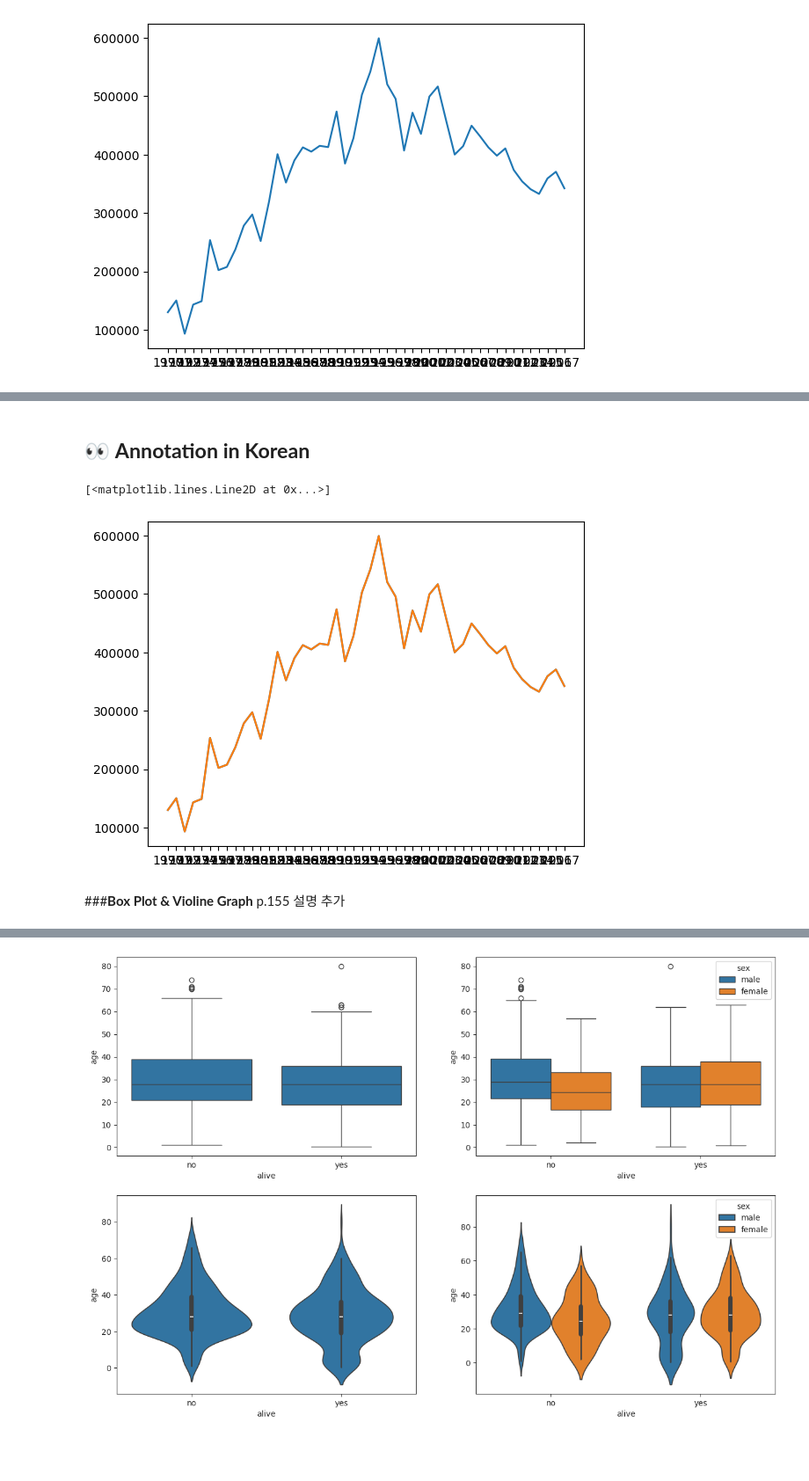
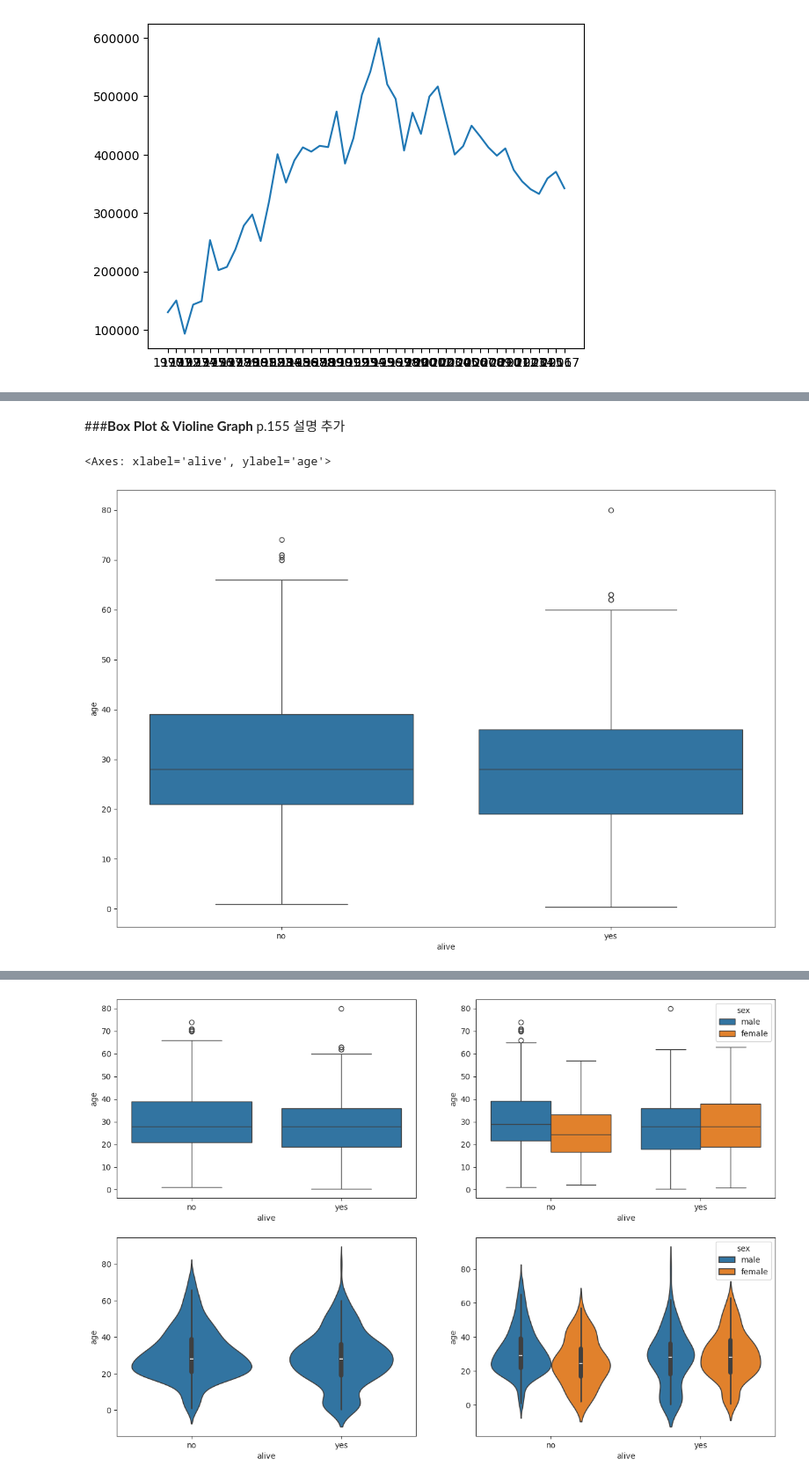
Before and after one commit to kmj122/stats_2025, a Jupyter notebook: 8_basicstats_graphs.ipynb, the cells around one changed output, grey strips where cells are left out. Shown at 88% size. Drawn from its saved outputs; the diff is of its cells as text; code cells hidden in the pictures; blank space fills up the shorter version.

```diff
--- a/8_basicstats_graphs.ipynb
+++ b/8_basicstats_graphs.ipynb
@@ -186,36 +115,28 @@ plt.show()
-# %% [markdown]
-## 👀 **Annotation in Korean**
-# %%
-# -*- coding: utf-8 -*-
-
-# 라이브러리 불러오기
-import pandas as pd
-import matplotlib.pyplot as plt
-
-# Excel 데이터를 데이터프레임 변환
-df = pd.read_excel('/content/Pandas_Stats_Data_Analysis_2025/시도별 전출입 인구수.xlsx', engine='openpyxl', header=0)
-
-# 누락값(NaN)을 앞 데이터로 채움 (엑셀 양식 병합 부분)
-df = df.fillna(method='ffill')
-
-# 서울에서 다른 지역으로 이동한 데이터만 추출하여 정리
-mask = (df['전출지별'] == '서울특별시') & (df['전입지별'] != '서울특별시')
-df_seoul = df[mask]
-df_seoul = df_seoul.drop(['전출지별'], axis=1)
-df_seoul.rename({'전입지별':'전입지별'}, axis=1, inplace=True)
-df_seoul.set_index('전입지별', inplace=True)
-
-# 서울에서 경기도로 이동한 인구 데이터 값만 선택
-sr_one = df_seoul.loc['경기도']
-
-# x, y축 데이터를 plot 함수에 입력
-plt.plot(sr_one.index, sr_one.values)
-
-# 판다스 객체를 plot 함수에 입력
-plt.plot(sr_one)
-# %% [output]
-[<matplotlib.lines.Line2D at 0x...>]
-[figure, removed]
 # %% [markdown]
 ###**Box Plot & Violine Graph**
 p.155 설명 추가
+# %%
+import matplotlib.pyplot as plt
+import seaborn as sns
+
+#Seaborn 제공 데이터 가지고 오기
+titanic = sns.load_dataset('titanic')
+
+#Style Theme 설정 (e.g., darkgrid, whitegrid, dark, white, ticks)
+#sns.set_style('darkgrid')
+#sns.set_style('whitegrid')
+#sns.set_style('dark')
+#sns.set_style('white')
+sns.set_style('ticks')
+
+#그래프 객체 생성 (figure에 네개의 서브플랏 생성)
+# In the function of subplot(a1, a2, a3), The first two arguments 2, 2 specifies a grid layout of subplots with 2 rows and 2 columns, making a total of 4 subplots.
+# The third argument 1 refers to the first subplot (top-left), 2 to the second subplot (top-right), 3 to the third subplot (bottom-left), 4 to the fourth subplot (bottom-right).
+fig = plt.figure(figsize = (15, 10)) #Creates a figure object of size 15 inches by 10 inches.   #이거는 가로가 더 긴 직사각형 형태. 사이즈가 정해짐
+ax1 = fig.add_subplot(1,1,1) #Adds the first subplot to the figure at position (2, 2, 1).
+
+#박스 플롯 - 기본값
+sns.boxplot(x = 'alive', y = 'age', data=titanic, ax = ax1)
+# %% [output]
+<Axes: xlabel='alive', ylabel='age'>
+[figure, added]
```
Also changed, not shown: parts of 18 cells of this notebook.
